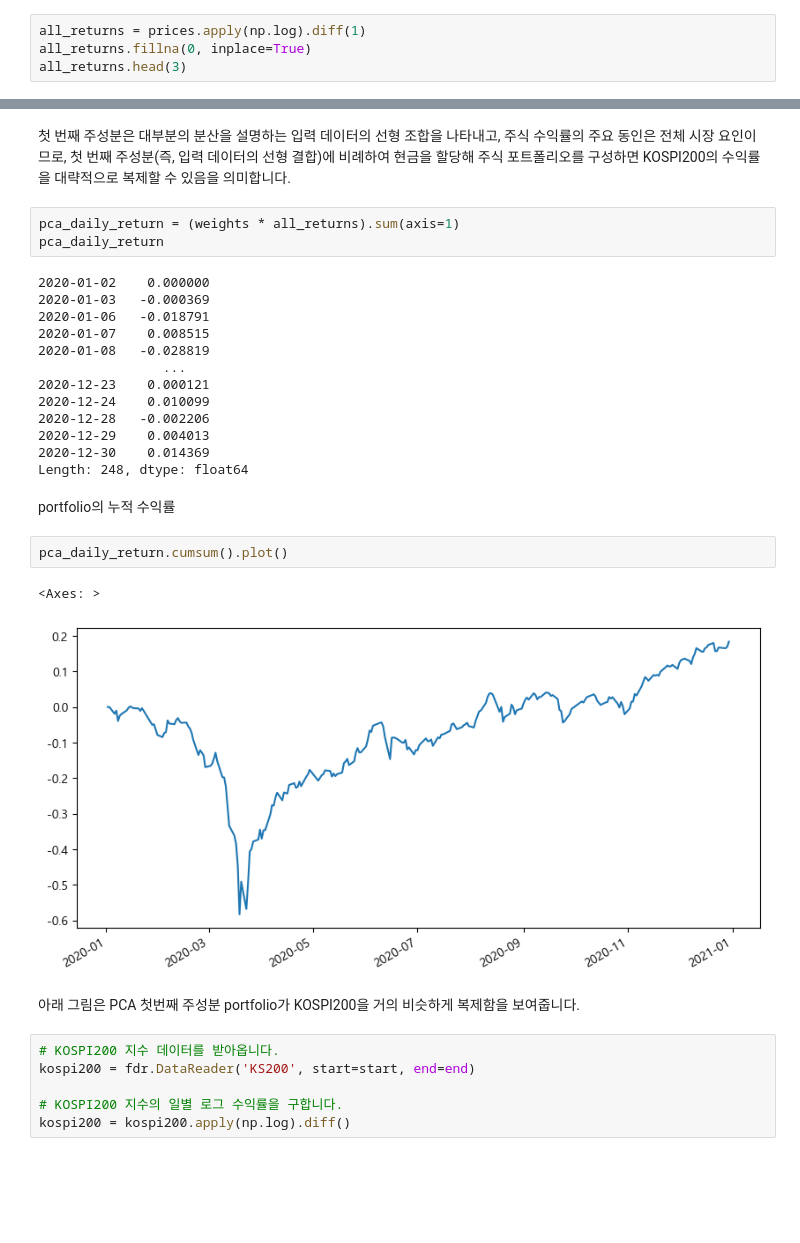
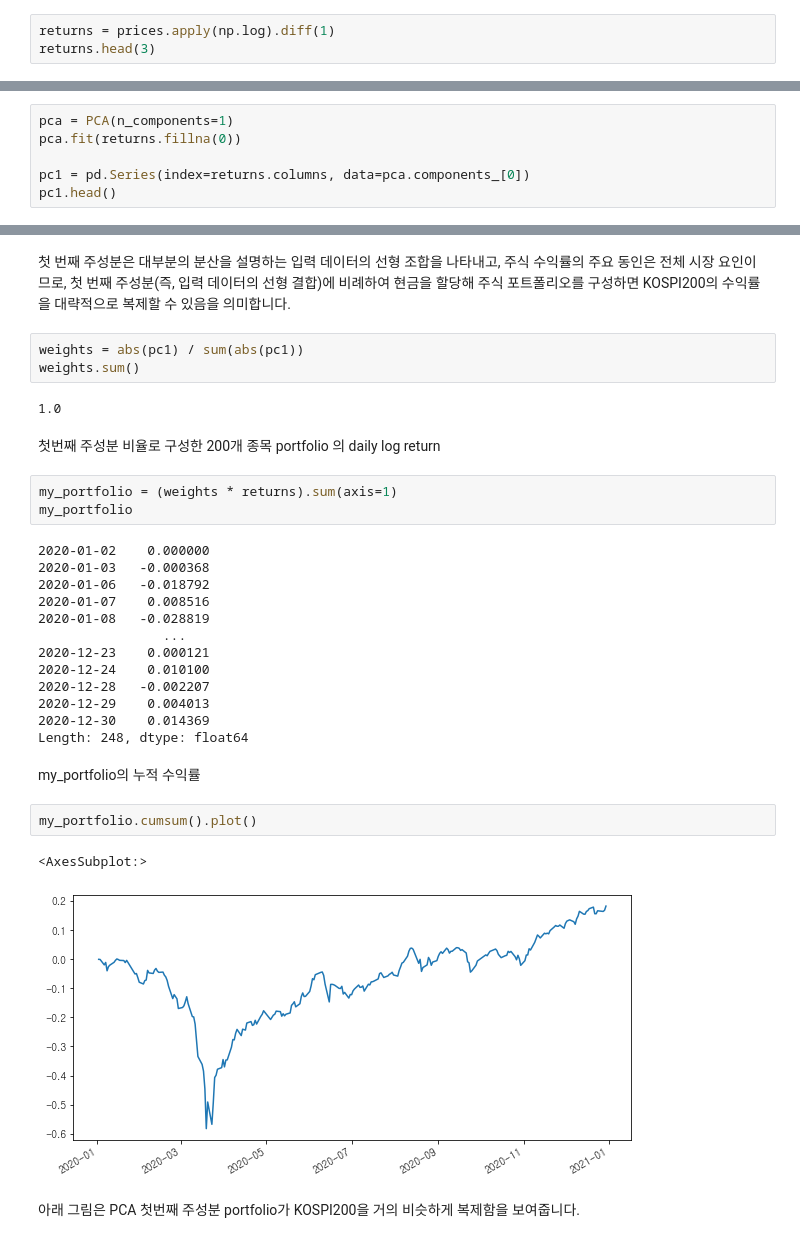
Before and after one commit to ironmanciti/Finance_ML_Lecture, a Jupyter notebook: 121.pca_eigen_portfolios_kospi200.ipynb, the cells around one changed output, grey strips where cells are left out. Cells and saved outputs as stored; diff of their text form; blank space fills up the shorter version.

```diff
--- a/121.pca_eigen_portfolios_kospi200.ipynb
+++ b/121.pca_eigen_portfolios_kospi200.ipynb
@@ -118,8 +108,7 @@ prices.shape
 - 주가 크기가 서로 다르므로 log 함수 적용
 - log 를 적용했으므로 pct_change() 대신 diff() 적용
 # %%
-all_returns = prices.apply(np.log).diff(1)
-all_returns.fillna(0, inplace=True)
-all_returns.head(3)
+returns = prices.apply(np.log).diff(1)
+returns.head(3)
 # %% [output]
 |  | 삼성전자 | SK하이닉스 | NAVER | 삼성바이오로직스 | 카카오 | LG화학 | 삼성SDI | 현대차 | 기아 | 셀트리온 | ... | ... |
@@ -178,0 +141,6 @@ Length: 194, dtype: float64
+# %%
+pca = PCA(n_components=1)
+pca.fit(returns.fillna(0))
+
+pc1 = pd.Series(index=returns.columns, data=pca.components_[0])
+pc1.head()
@@ -179,33 +159,34 @@ Length: 194, dtype: float64
 # %% [markdown]
 첫 번째 주성분은 대부분의 분산을 설명하는 입력 데이터의 선형 조합을 나타내고, 주식 수익률의 주요 동인은 전체 시장 요인이므로, 첫 번째 주성분(즉, 입력 데이터의 선형 결합)에 비례하여 현금을 할당해 주식 포트폴리오를 구성하면 KOSPI200의 수익률을 대략적으로 복제할 수 있음을 의미합니다.
+# %%
+weights = abs(pc1) / sum(abs(pc1))
+weights.sum()
+# %% [output]
+1.0
+# %% [markdown]
+첫번째 주성분 비율로 구성한 200개 종목 portfolio 의 daily log return
 # %%
-pca_daily_return = (weights * all_returns).sum(axis=1)
-pca_daily_return
+my_portfolio = (weights * returns).sum(axis=1)
+my_portfolio
 # %% [output]
 2020-01-02    0.000000
-2020-01-03   -0.000369
-2020-01-06   -0.018791
-2020-01-07    0.008515
+2020-01-03   -0.000368
+2020-01-06   -0.018792
+2020-01-07    0.008516
 2020-01-08   -0.028819
                 ...
 2020-12-23    0.000121
-2020-12-24    0.010099
-2020-12-28   -0.002206
+2020-12-24    0.010100
+2020-12-28   -0.002207
 2020-12-29    0.004013
 2020-12-30    0.014369
 Length: 248, dtype: float64
 # %% [markdown]
-portfolio의 누적 수익률
+my_portfolio의 누적 수익률
 # %%
-pca_daily_return.cumsum().plot()
+my_portfolio.cumsum().plot()
 # %% [output]
-<Axes: >
+<AxesSubplot:>
-[figure, old version]
+[figure, new version]
 # %% [markdown]
 아래 그림은 PCA 첫번째 주성분 portfolio가 KOSPI200을 거의 비슷하게 복제함을 보여줍니다.
-# %%
-# KOSPI200 지수 데이터를 받아옵니다.
-kospi200 = fdr.DataReader('KS200', start=start, end=end)
-
-# KOSPI200 지수의 일별 로그 수익률을 구합니다.
-kospi200 = kospi200.apply(np.log).diff()
```
Also changed, not shown: parts of 30 cells of this notebook, 24 other files.
